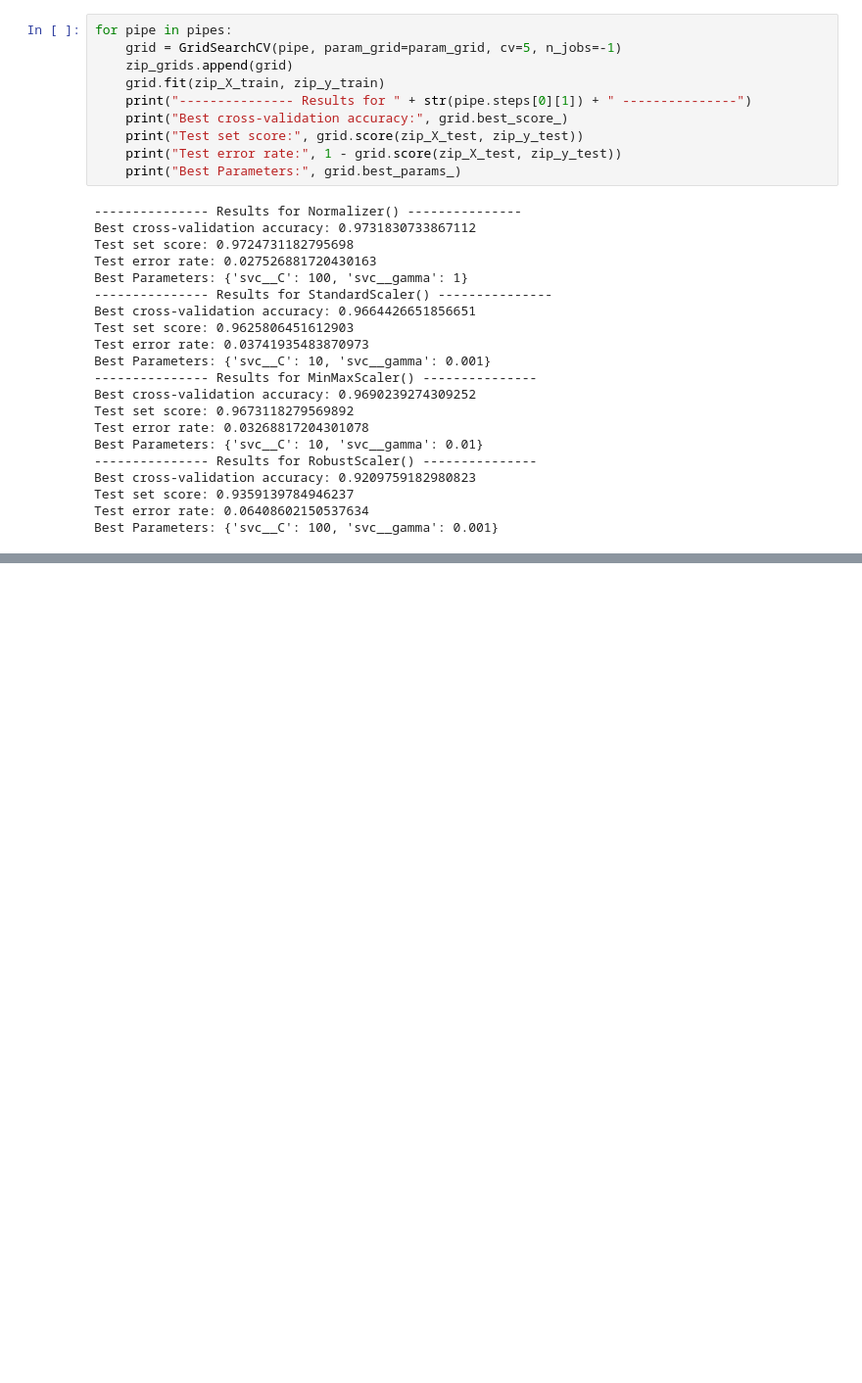
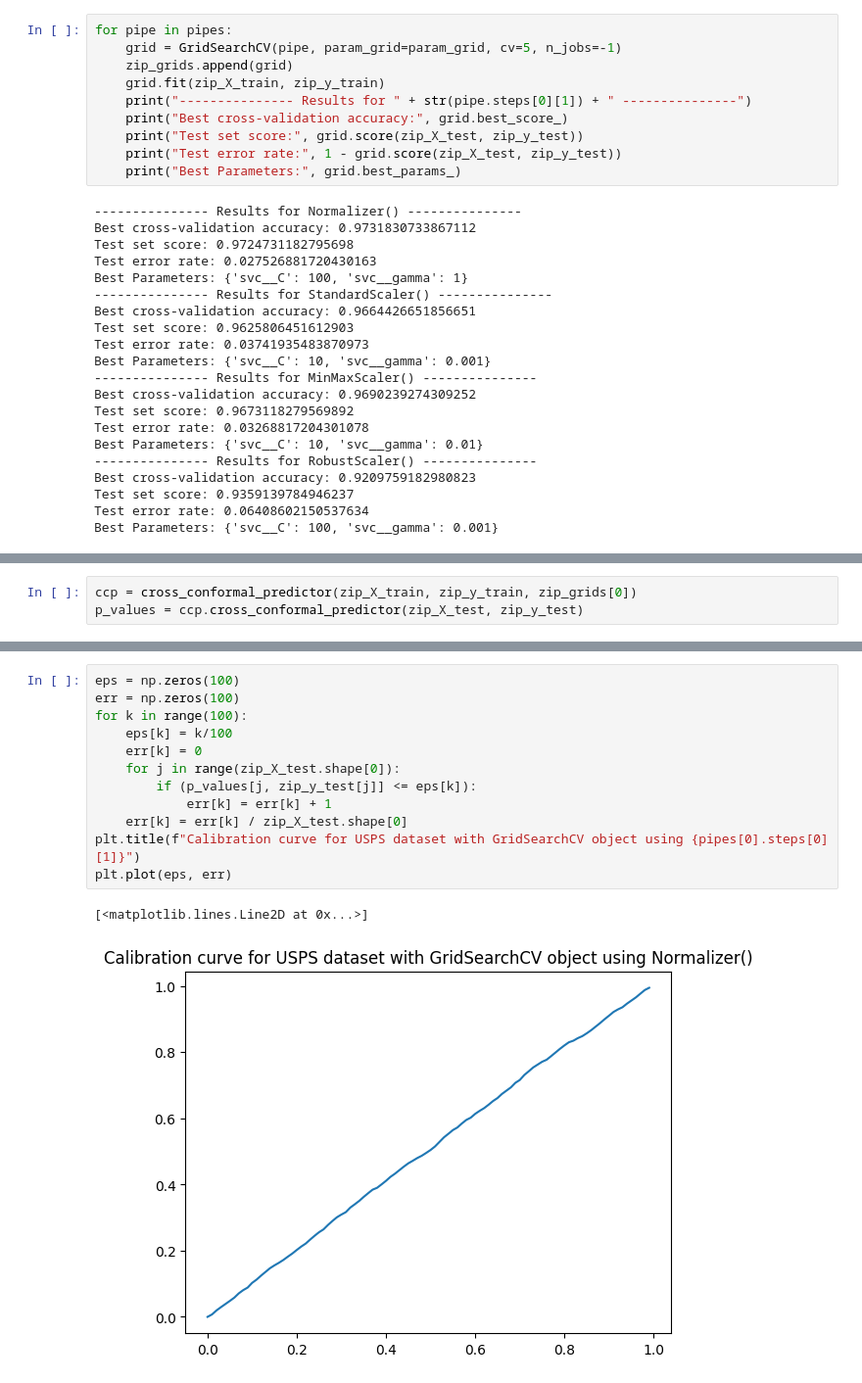
Before and after one commit to Changomango0903/CS3900-Assignment-2, a Jupyter notebook: CS3920_A2.ipynb, the cells around one changed output, grey strips where cells are left out. Shown: that part at 98% size. Saved outputs shown, nothing was run; the diff lists cells and outputs as text; blank space fills up the shorter version.

```diff
--- a/CS3920_A2.ipynb
+++ b/CS3920_A2.ipynb
@@ -206,0 +196,3 @@ plt.plot(eps, err)
+# %%
+ccp = cross_conformal_predictor(zip_X_train, zip_y_train, zip_grids[0])
+p_values = ccp.cross_conformal_predictor(zip_X_test, zip_y_test)
@@ -206,0 +209,15 @@ plt.plot(eps, err)
+# %%
+eps = np.zeros(100)
+err = np.zeros(100)
+for k in range(100):
+    eps[k] = k/100
+    err[k] = 0
+    for j in range(zip_X_test.shape[0]):
+        if (p_values[j, zip_y_test[j]] <= eps[k]):
+            err[k] = err[k] + 1
+    err[k] = err[k] / zip_X_test.shape[0]
+plt.title(f"Calibration curve for USPS dataset with GridSearchCV object using {pipes[0].steps[0][1]}")
+plt.plot(eps, err)
+# %% [output]
+[<matplotlib.lines.Line2D at 0x...>]
+[figure, added]
```
Also changed, not shown: parts of 18 cells of this notebook, 3 other files.
